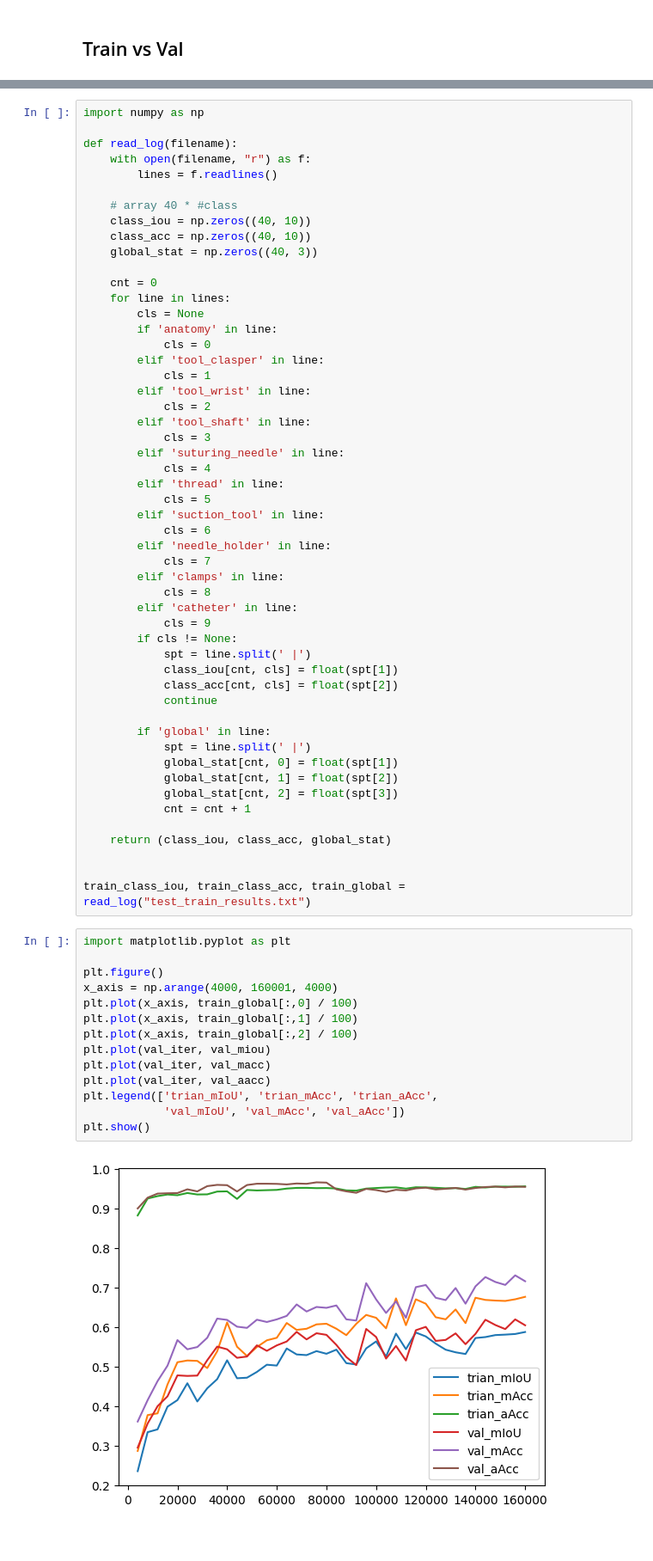
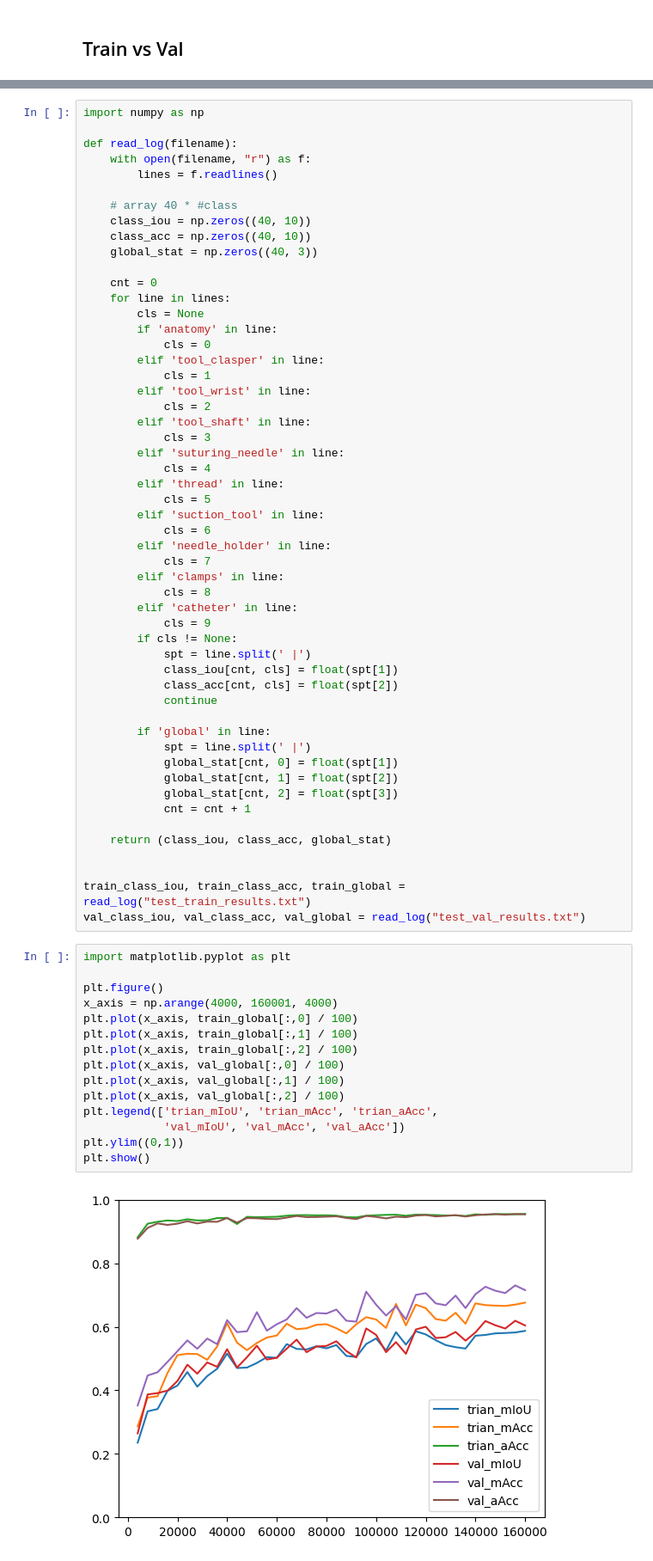
Before and after one commit to yhdeng-ryan/Segformer_RARP50, a Jupyter notebook: work_dirs/view_results.ipynb, the cells around one changed output, grey strips where cells are left out. Shown at 86% size. Saved outputs shown, nothing was run; the diff lists cells and outputs as text; blank space fills up the shorter version.

```diff
--- a/work_dirs/view_results.ipynb
+++ b/work_dirs/view_results.ipynb
@@ -232,19 +236,21 @@ def read_log(filename):
 
 
 train_class_iou, train_class_acc, train_global = read_log("test_train_results.txt")
+val_class_iou, val_class_acc, val_global = read_log("test_val_results.txt")
 # %%
 import matplotlib.pyplot as plt
 
 plt.figure()
 x_axis = np.arange(4000, 160001, 4000)
 plt.plot(x_axis, train_global[:,0] / 100)
 plt.plot(x_axis, train_global[:,1] / 100)
 plt.plot(x_axis, train_global[:,2] / 100)
-plt.plot(val_iter, val_miou)
-plt.plot(val_iter, val_macc)
-plt.plot(val_iter, val_aacc)
+plt.plot(x_axis, val_global[:,0] / 100)
+plt.plot(x_axis, val_global[:,1] / 100)
+plt.plot(x_axis, val_global[:,2] / 100)
 plt.legend(['trian_mIoU', 'trian_mAcc', 'trian_aAcc',
             'val_mIoU', 'val_mAcc', 'val_aAcc'])
+plt.ylim((0,1))
 plt.show()
 # %% [output]
-[figure, old version]
+[figure, new version]
```
Also changed, not shown: parts of 2 cells of this notebook.
